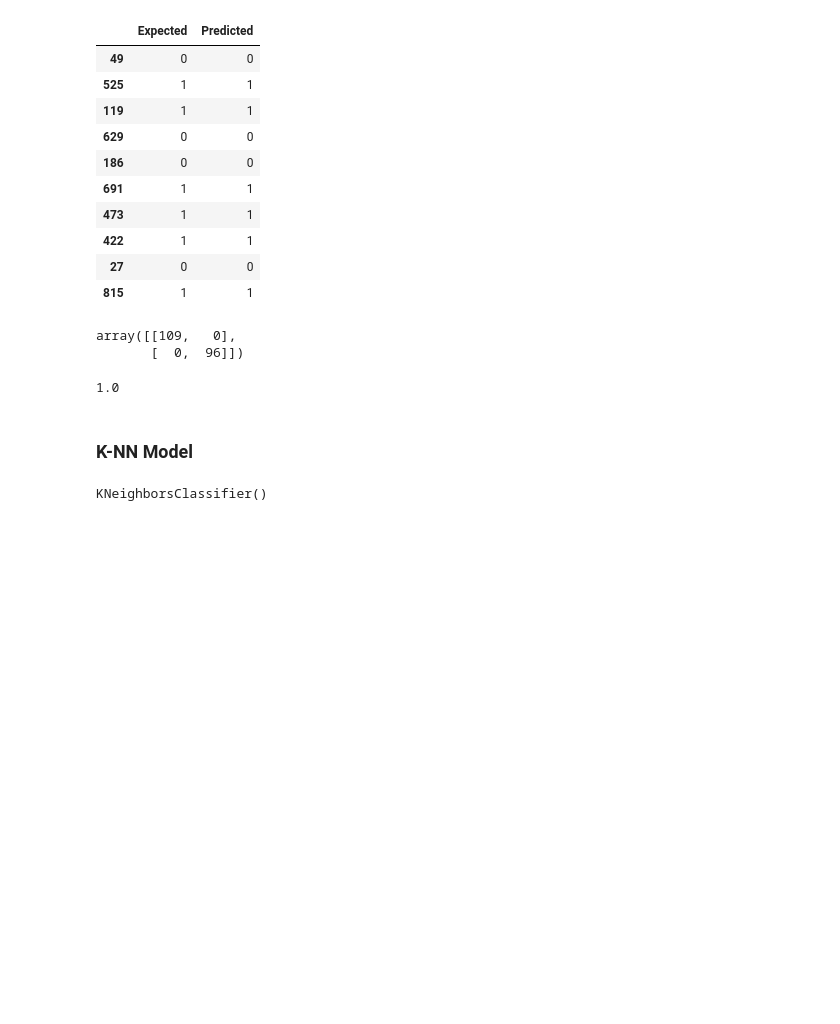
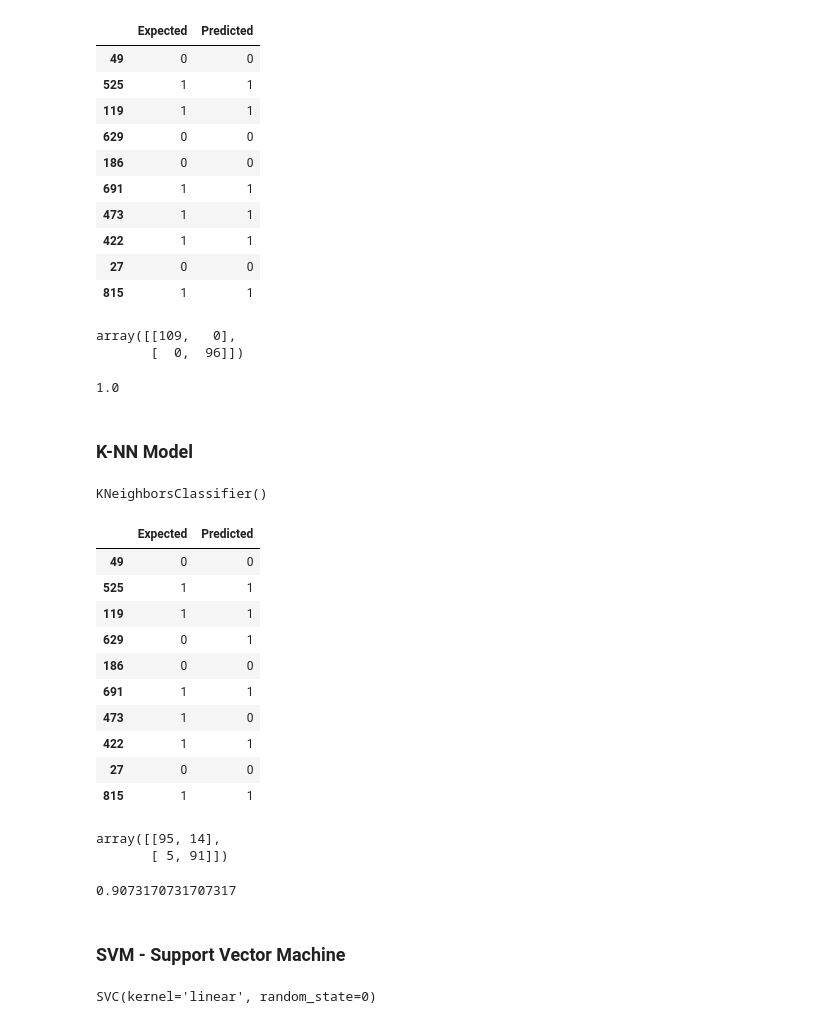
Before and after one commit to ShahhhVihaan/heart-disease-classification, a Jupyter notebook: classification.ipynb, the cells around one changed output. Saved outputs shown, nothing was run; the diff lists cells and outputs as text; code cells hidden in the pictures; blank space fills up the shorter version.

Commit message:
created and trained SVM model

```diff
--- a/classification.ipynb
+++ b/classification.ipynb
@@ -275,3 +275,43 @@ kNN = KNeighborsClassifier(n_neighbors = 5, metric='minkowski',p=2)
 kNN.fit(X_train,y_train )
 # %% [output]
 KNeighborsClassifier()
+# %%
+#Predict  the test data
+y_pred_kNN = kNN.predict(X_test)
+# %%
+#checking the performance of the KNN model
+y_pred_KNN_df = pd.DataFrame({'Expected':y_test, 'Predicted':y_pred_kNN })
+y_pred_KNN_df.head(10)
+# %% [output]
+|  | Expected | Predicted |
+| 49 | 0 | 0 |
+| 525 | 1 | 1 |
+| 119 | 1 | 1 |
+| 629 | 0 | 1 |
+| 186 | 0 | 0 |
+| 691 | 1 | 1 |
+| 473 | 1 | 0 |
+| 422 | 1 | 1 |
+| 27 | 0 | 0 |
+| 815 | 1 | 1 |
+# %%
+# Making the Confusion Matrix
+KNN_cm = confusion_matrix(y_test, y_pred_kNN)
+KNN_cm
+# %% [output]
+array([[95, 14],
+       [ 5, 91]])
+# %%
+KNN_acc = accuracy_score(y_test, y_pred_kNN)
+KNN_acc
+# %% [output]
+0.9073170731707317
+# %% [markdown]
+
+### SVM - Support Vector Machine
+# %%
+from sklearn.svm import SVC
+svc = SVC(kernel = 'linear', random_state = 0)
+svc.fit(X_train,y_train )
+# %% [output]
+SVC(kernel='linear', random_state=0)
```
Also changed, not shown: parts of 4 cells of this notebook.
